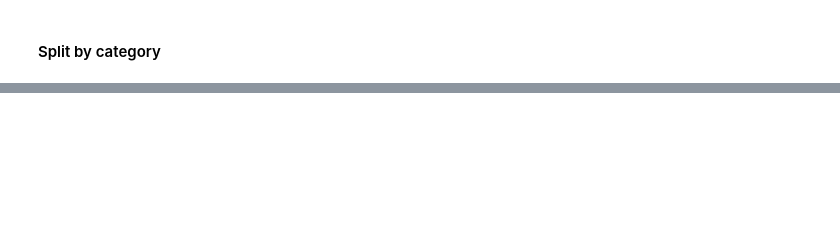
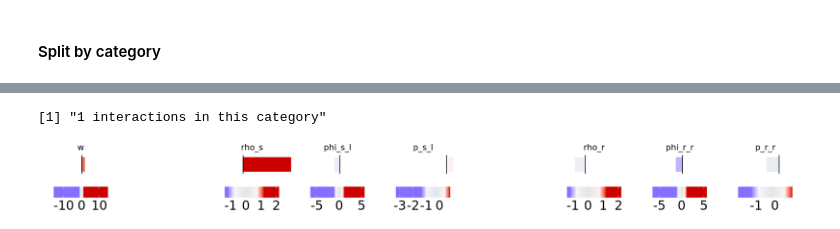
Before and after one commit to SoloveyMaria/community, a Jupyter notebook: docs/showcase_notebooks/Lasry/visualization.ipynb, the cells around one changed output, grey strips where cells are left out. Drawn from its saved outputs; the diff is of its cells as text; code cells hidden in the pictures; blank space fills up the shorter version.

```diff
--- a/docs/showcase_notebooks/Lasry/visualization.ipynb
+++ b/docs/showcase_notebooks/Lasry/visualization.ipynb
@@ -1126,0 +1139,16 @@ write.csv(ligrec_random
+# %%
+options(repr.plot.width = 17
+       ,repr.plot.height = 1.5)
+
+IDs <- as.character(c(ordered_IDs$ID_order_rho_s_only_up
+                          ,ordered_IDs$ID_order_phi_s_only_up
+                          ,ordered_IDs$ID_order_p_s_only_up
+                          ,ordered_IDs$ID_order_rho_r_only_up
+                          ,ordered_IDs$ID_order_phi_r_only_up
+                          ,ordered_IDs$ID_order_p_r_only_up
+                     ))
+
+forestplot_for_category(IDs)
+# %% [output]
+[1] "1 interactions in this category"
+[figure, added]
```
Also changed, not shown: parts of 39 cells of this notebook.
